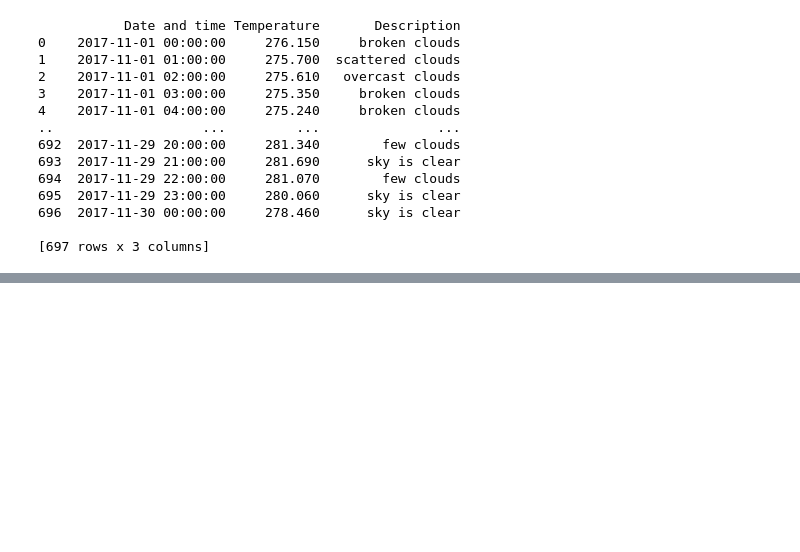
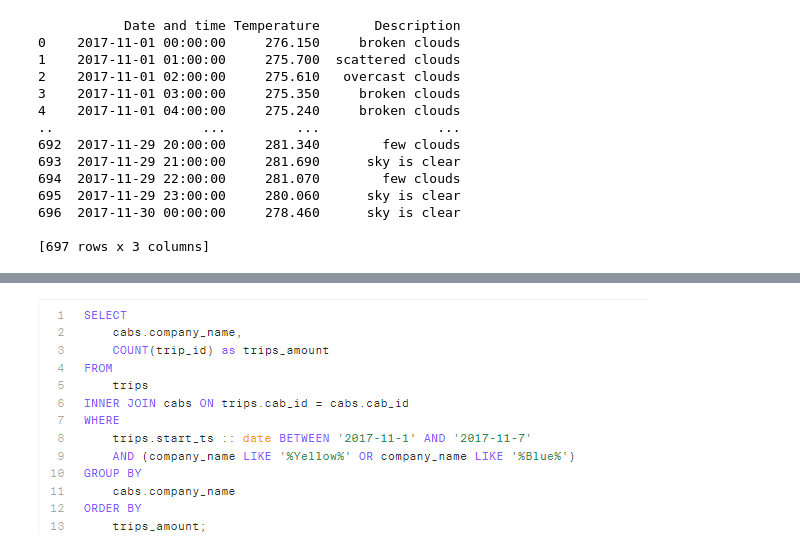
Before and after one commit to Marcusprog/Personal-Projects, a Jupyter notebook: Sprint 7/Empresa Zuber.ipynb, the cells around one changed output, grey strips where cells are left out. Cells and saved outputs as stored; diff of their text form; code cells hidden in the pictures; blank space fills up the shorter version.

```diff
--- a/Sprint 7/Empresa Zuber.ipynb
+++ b/Sprint 7/Empresa Zuber.ipynb
@@ -318,0 +325,4 @@ print(weather_records)
+# %%
+display(Image(filename='2codigo.PNG'))
+# %% [output]
+[figure, added]
```
Also changed, not shown: parts of 20 cells of this notebook.
